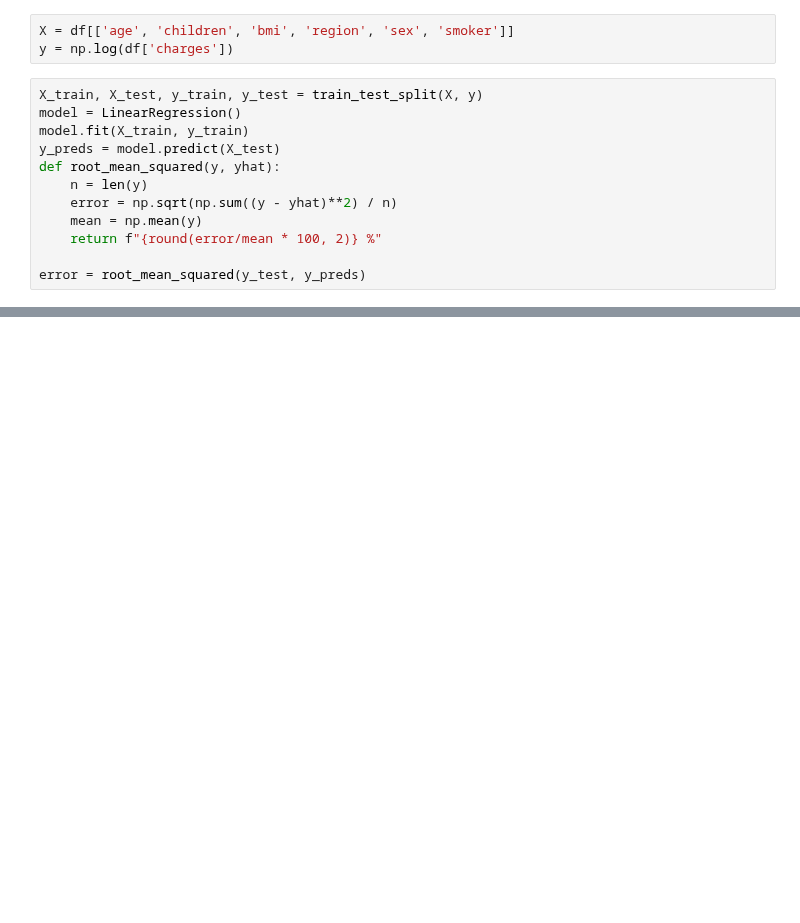
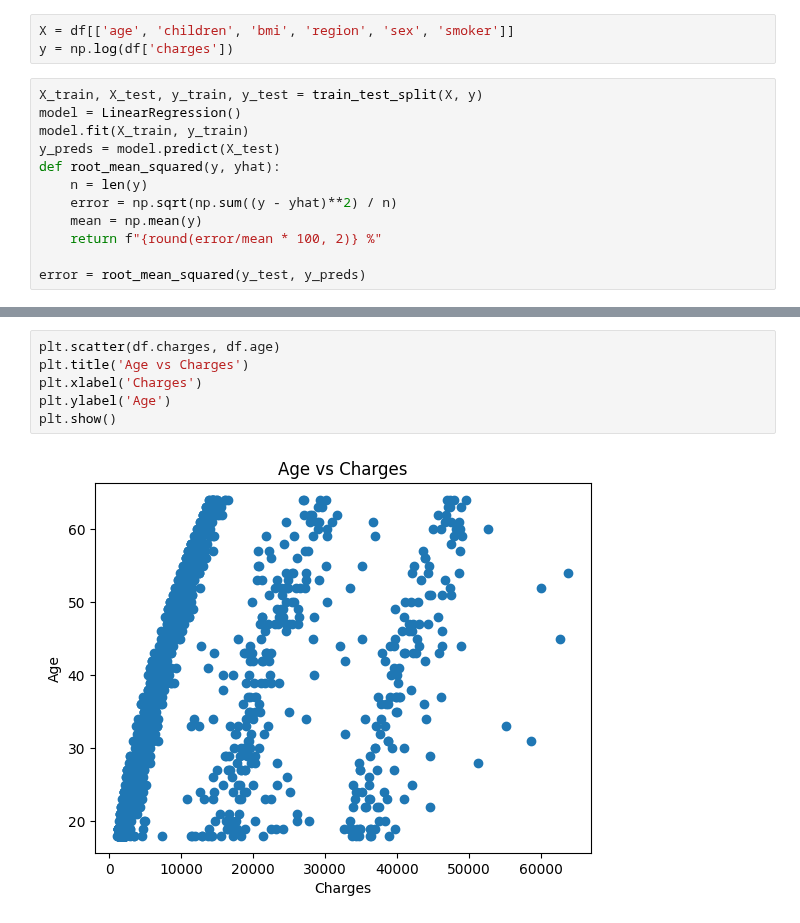
Before and after one commit to lewinskie254/eda, a Jupyter notebook: Heteroskedasticity_two.ipynb, the cells around one changed output, grey strips where cells are left out. Cells and saved outputs as stored; diff of their text form; blank space fills up the shorter version.

```diff
--- a/Heteroskedasticity_two.ipynb
+++ b/Heteroskedasticity_two.ipynb
@@ -314,0 +383,8 @@ error
+# %%
+plt.scatter(df.charges, df.age)
+plt.title('Age vs Charges')
+plt.xlabel('Charges')
+plt.ylabel('Age')
+plt.show()
+# %% [output]
+[figure, added]
```
Also changed, not shown: parts of 12 cells of this notebook.
